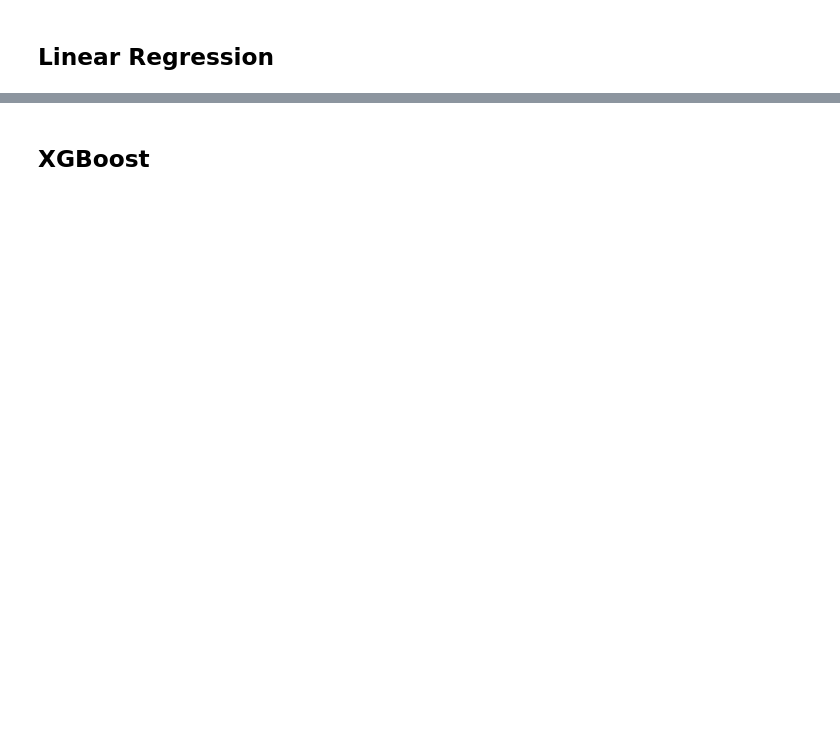
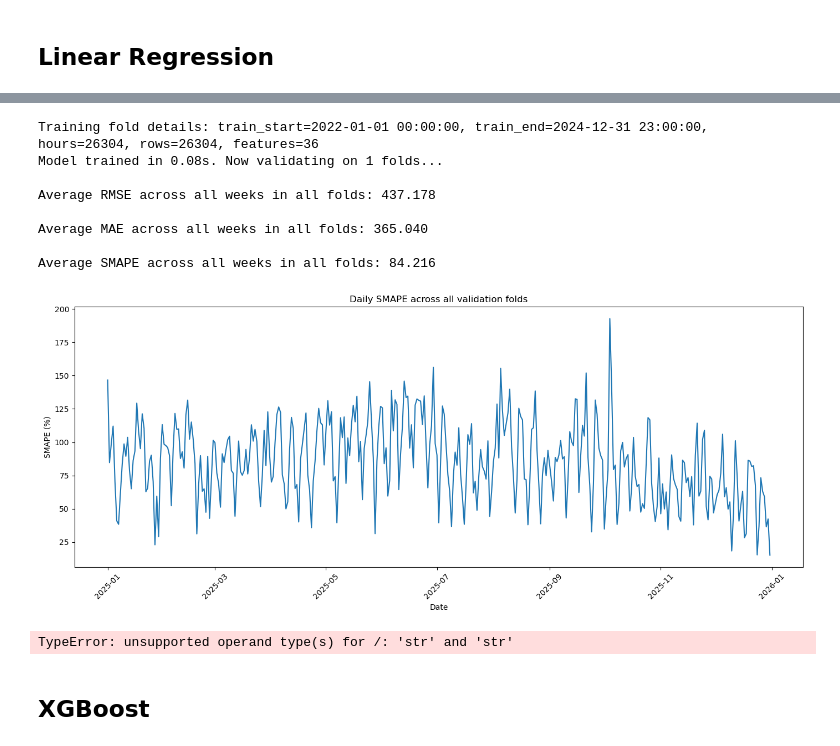
Before and after one commit to chrso19/Speciale_Kode, a Jupyter notebook: Shallow learners/New_Eval/Shallow_learner_final_eval.ipynb, the cells around one changed output, grey strips where cells are left out. Drawn from its saved outputs; the diff is of its cells as text; code cells hidden in the pictures; blank space fills up the shorter version.

```diff
--- a/Shallow learners/New_Eval/Shallow_learner_final_eval.ipynb
+++ b/Shallow learners/New_Eval/Shallow_learner_final_eval.ipynb
@@ -871,7 +914,7 @@ warnings.filterwarnings("ignore", category=ConvergenceWarning)
 warnings.filterwarnings("ignore", category=UserWarning)
 
 # Exogenous feature RF models used by the production feature-forecasting pipeline.
-rf_models = load_rf_models(user="Christine - desktop")
+rf_models = load_rf_models(user="Christine - laptop")
 
 # Cache exogenous forecasts across parameter combinations.
 _ARIMAX_EXOG_CACHE = {}
@@ -2148,31 +2297,42 @@ row = {
     "avg_daily_smape": combination_results["overall_avg_daily_smape"],
     "avg_smape_day_1": combination_results["avg_smape_day_1"],
     "avg_smape_day_2": combination_results["avg_smape_day_2"],
     "avg_smape_day_3": combination_results["avg_smape_day_3"],
     "avg_smape_day_4": combination_results["avg_smape_day_4"],
     "avg_smape_day_5": combination_results["avg_smape_day_5"],
     "avg_smape_day_6": combination_results["avg_smape_day_6"],
     "avg_smape_day_7": combination_results["avg_smape_day_7"]
 }
 results.append(row)
 
 # Save metrics
 results_df = pd.DataFrame(results).sort_values("avg_smape")
 folder = os.path.join(project_root, "Shallow learners")
 folder = os.path.join(folder, "Final_eval")
 base_filename = f"{price_zone}_Lasso_final_results.csv"
 filename = os.path.join(folder, base_filename)
 
 # adds a number to the filename if a file with same name already exists:
 counter = 1
 while os.path.exists(filename):
-    filename = folder / f"{base_filename}_{counter}.csv"
+    filename = f"{filename}_{counter}.csv"
     counter += 1
 results_df.to_csv(filename, index=False, decimal=",")
 
 predictions_df = combination_results["predictions"]
 predictions_df.to_csv(
     os.path.join(folder, f"{price_zone}_Lasso_predictions.csv"),
     index=False,
     decimal=","
 )
+# %% [output]
+Training fold details: train_start=2022-01-01 00:00:00, train_end=2024-12-31 23:00:00, hours=26304, rows=26304, features=36
+Model trained in 0.08s. Now validating on 1 folds...
+
+Average RMSE across all weeks in all folds: 437.178
+
+Average MAE across all weeks in all folds: 365.040
+
+Average SMAPE across all weeks in all folds: 84.216
+[figure, added]
+TypeError: unsupported operand type(s) for /: 'str' and 'str'
```
Also changed, not shown: parts of 18 cells of this notebook, 29 other files.
